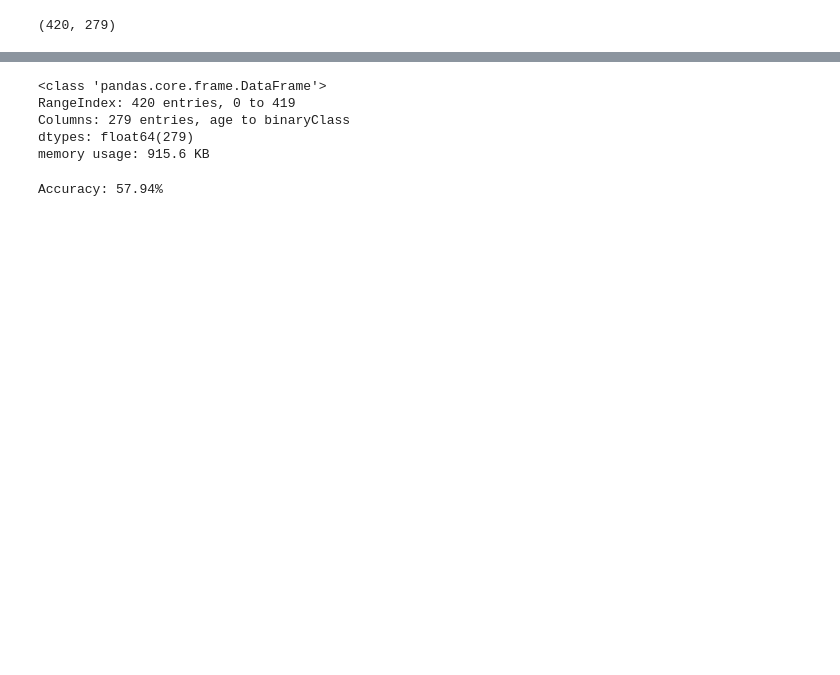
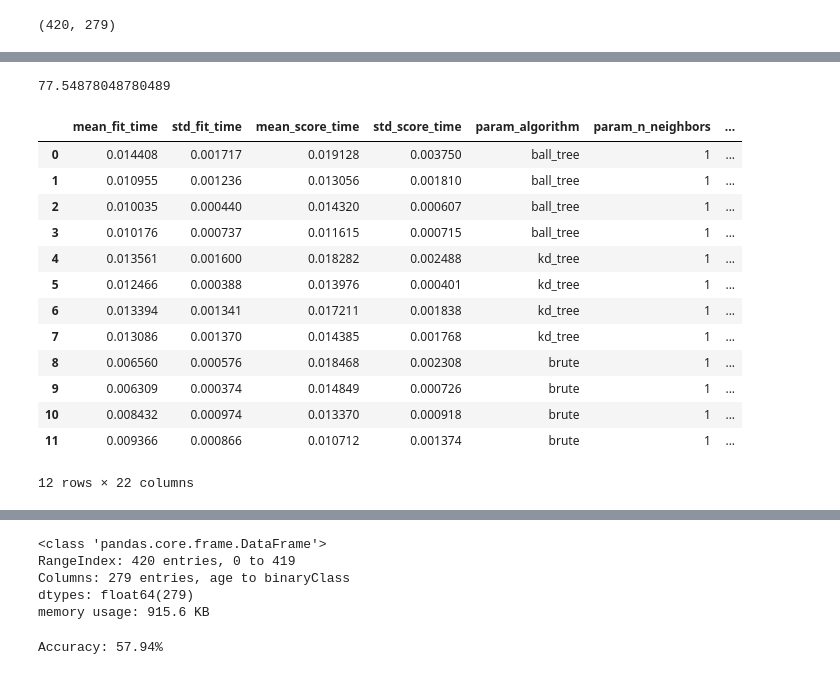
Before and after one commit to marcosavdl/mdnc_trab_1, a Jupyter notebook: Trabalho_1.ipynb, the cells around one changed output, grey strips where cells are left out. Drawn from its saved outputs; the diff is of its cells as text; code cells hidden in the pictures; blank space fills up the shorter version.

```diff
--- a/Trabalho_1.ipynb
+++ b/Trabalho_1.ipynb
@@ -166,0 +239,21 @@ df
+# %%
+model_arrhythmia_knn.best_score_*100
+# %% [output]
+77.54878048780489
+# %%
+pd.DataFrame(model_arrhythmia_knn.cv_results_)
+# %% [output]
+|  | mean_fit_time | std_fit_time | mean_score_time | std_score_time | param_algorithm | param_n_neighbors | ... |
+| 0 | 0.014408 | 0.001717 | 0.019128 | 0.003750 | ball_tree | 1 | ... |
+| 1 | 0.010955 | 0.001236 | 0.013056 | 0.001810 | ball_tree | 1 | ... |
+| 2 | 0.010035 | 0.000440 | 0.014320 | 0.000607 | ball_tree | 1 | ... |
+| 3 | 0.010176 | 0.000737 | 0.011615 | 0.000715 | ball_tree | 1 | ... |
+| 4 | 0.013561 | 0.001600 | 0.018282 | 0.002488 | kd_tree | 1 | ... |
+| 5 | 0.012466 | 0.000388 | 0.013976 | 0.000401 | kd_tree | 1 | ... |
+| 6 | 0.013394 | 0.001341 | 0.017211 | 0.001838 | kd_tree | 1 | ... |
+| 7 | 0.013086 | 0.001370 | 0.014385 | 0.001768 | kd_tree | 1 | ... |
+| 8 | 0.006560 | 0.000576 | 0.018468 | 0.002308 | brute | 1 | ... |
+| 9 | 0.006309 | 0.000374 | 0.014849 | 0.000726 | brute | 1 | ... |
+| 10 | 0.008432 | 0.000974 | 0.013370 | 0.000918 | brute | 1 | ... |
+| 11 | 0.009366 | 0.000866 | 0.010712 | 0.001374 | brute | 1 | ... |
+12 rows × 22 columns
```
Also changed, not shown: parts of 23 cells of this notebook, 1 other file.
